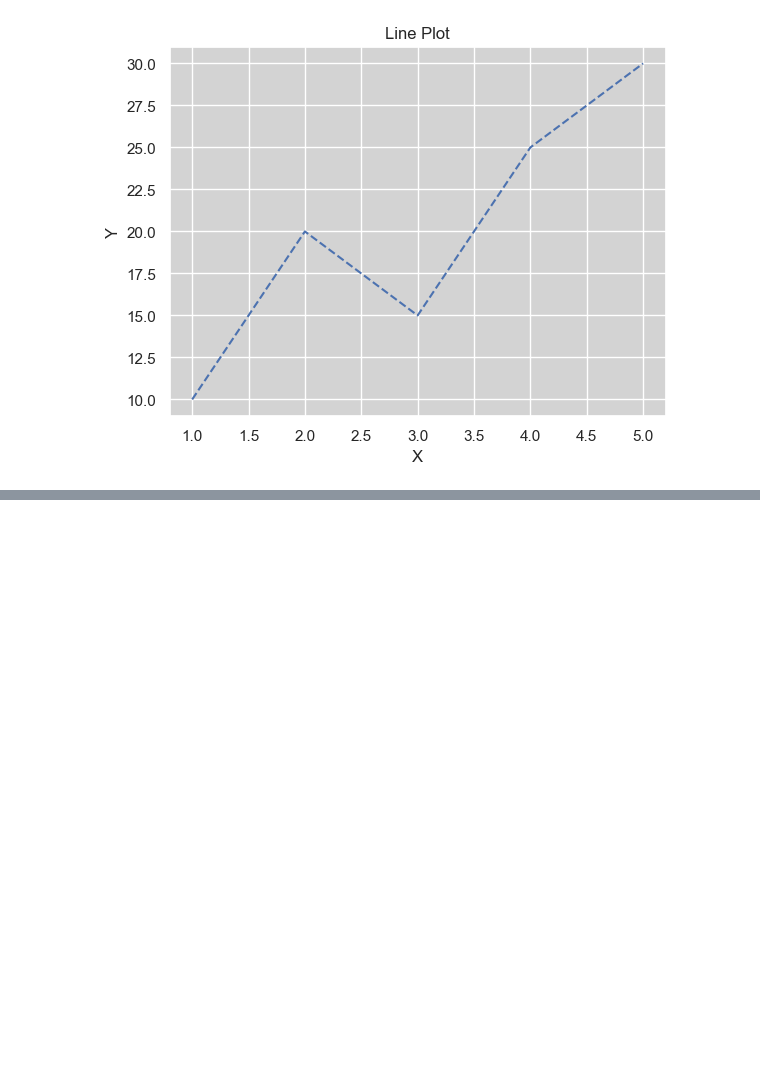
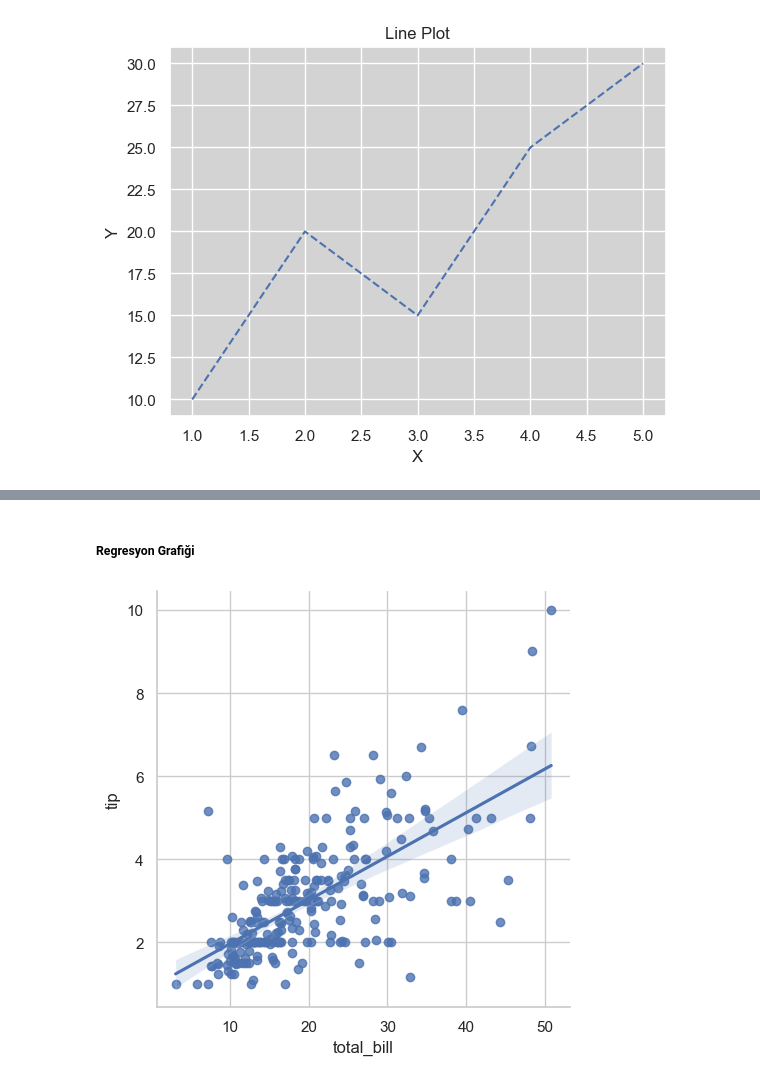
Before and after one commit to suleymangzy/Fundamentals-of-AI, a Jupyter notebook: DataVisualization/DataVisualization.ipynb, the cells around one changed output, grey strips where cells are left out. Saved outputs shown, nothing was run; the diff lists cells and outputs as text; code cells hidden in the pictures; blank space fills up the shorter version.

```diff
--- a/DataVisualization/DataVisualization.ipynb
+++ b/DataVisualization/DataVisualization.ipynb
@@ -250,0 +311,10 @@ plt.show()
+# %% [markdown]
+##### Regresyon Grafiği
+# %%
+veri = sns.load_dataset('tips')
+
+sns.lmplot(data=veri, x='total_bill', y='tip')
+
+plt.show()
+# %% [output]
+[figure, added]
```
Also changed, not shown: parts of 19 cells of this notebook.
